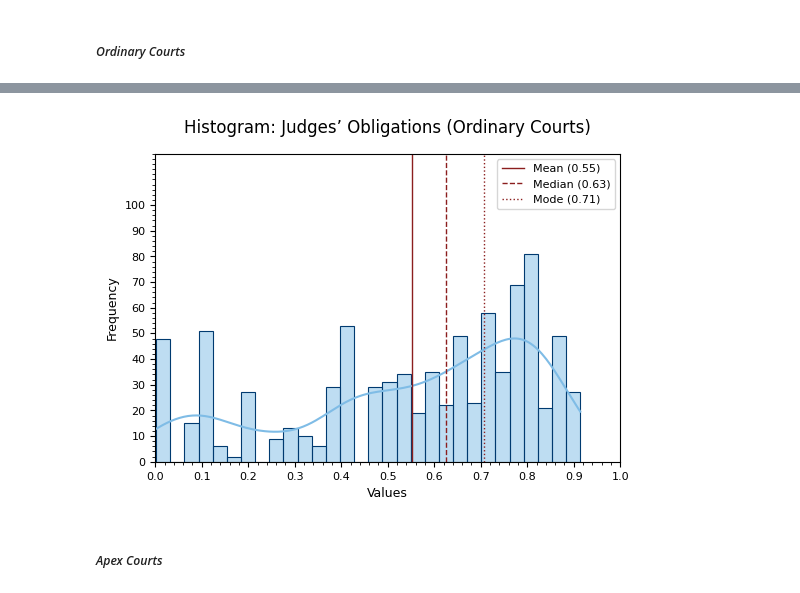
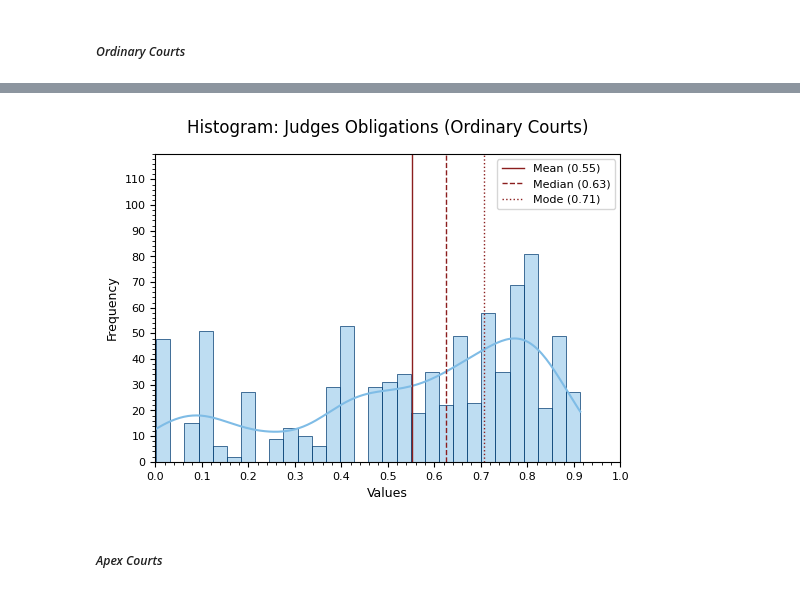
Before and after one commit to najafriederike/judicial_autonomy_project, a Jupyter notebook: notebooks/analysis_judicial-accountability.ipynb, the cells around one changed output, grey strips where cells are left out. Saved outputs shown, nothing was run; the diff lists cells and outputs as text; code cells hidden in the pictures.

```diff
--- a/notebooks/analysis_judicial-accountability.ipynb
+++ b/notebooks/analysis_judicial-accountability.ipynb
@@ -218,7 +198,5 @@ plt.show()
 # %%
-# TEST
-
-import numpy as np
+# Plot distribution of judges obligation scores for ordinary courts (incl. mean, median and mode)
 
 # Calculate summary statistics
 mean_val = q1_q2_merge['q1_oblig'].mean()
@@ -227,44 +205,42 @@ mode_val = q1_q2_merge['q1_oblig'].mode()[0]
 
 # Set figure
 plt.figure(figsize=(6, 4))
 
 # Plot histogram with KDE
 sns.histplot(
     q1_q2_merge['q1_oblig'],
     bins=30,
     color='#7FBCE6',
     edgecolor='#003A70',
-    linewidth=0.8,
+    linewidth=0.5,
     kde=True
 )
 
-# Axes formatting
+# Format axes
 plt.xlim(0, 1)
 plt.xticks(np.arange(0, 1.1, 0.1), fontsize=8)
 plt.ylim(0, 120)
-plt.yticks(np.arange(0, 110, 10), fontsize=8)
+plt.yticks(np.arange(0, 120, 10), fontsize=8)
 plt.minorticks_on()
 
 # Add vertical lines for mean, median, and mode
 plt.axvline(mean_val, color='#8B1E1E', linestyle='-', linewidth=1, label=f"Mean ({mean_val:.2f})")
 plt.axvline(median_val, color='#8B1E1E', linestyle='--', linewidth=1, label=f"Median ({median_val:.2f})")
 plt.axvline(mode_val, color='#8B1E1E', linestyle=':', linewidth=1, label=f"Mode ({mode_val:.2f})")
 
-# Labels and title
+# Set labels, title, legend
 plt.xlabel('Values', fontsize=9)
 plt.ylabel('Frequency', fontsize=9)
-plt.title('Histogram: Judges’ Obligations (Ordinary Courts)', fontsize=12, pad=15)
-
-# Legend
-plt.legend(fontsize=8)
+plt.title('Histogram: Judges Obligations (Ordinary Courts)', fontsize=12, pad=15)
+plt.legend(fontsize=8, loc='upper right')
 
 # Export figure
-plt.savefig("C:/Users/Friederike/Desktop/HU/Judicial-Autonomy/2026/Figures/histogram-obligations_ordinary-courts.jpeg", format="jpeg", bbox_inches='tight', pad_inches=0.5, dpi=300)
+plt.savefig("C:/Users/Friederike/Desktop/HU/Judicial-Autonomy/2026/Figures/histogram-obligations_ordinary-courts_stats.png", format="png", bbox_inches='tight', pad_inches=0.5, dpi=300)
 
-# Display the plot
+# Display figure
 plt.show()
 # %% [output]
-[figure, old version]
+[figure, new version]
 # %% [markdown]
 ##### _Apex Courts_
 # %%
```
Also changed, not shown: parts of 60 cells of this notebook.
